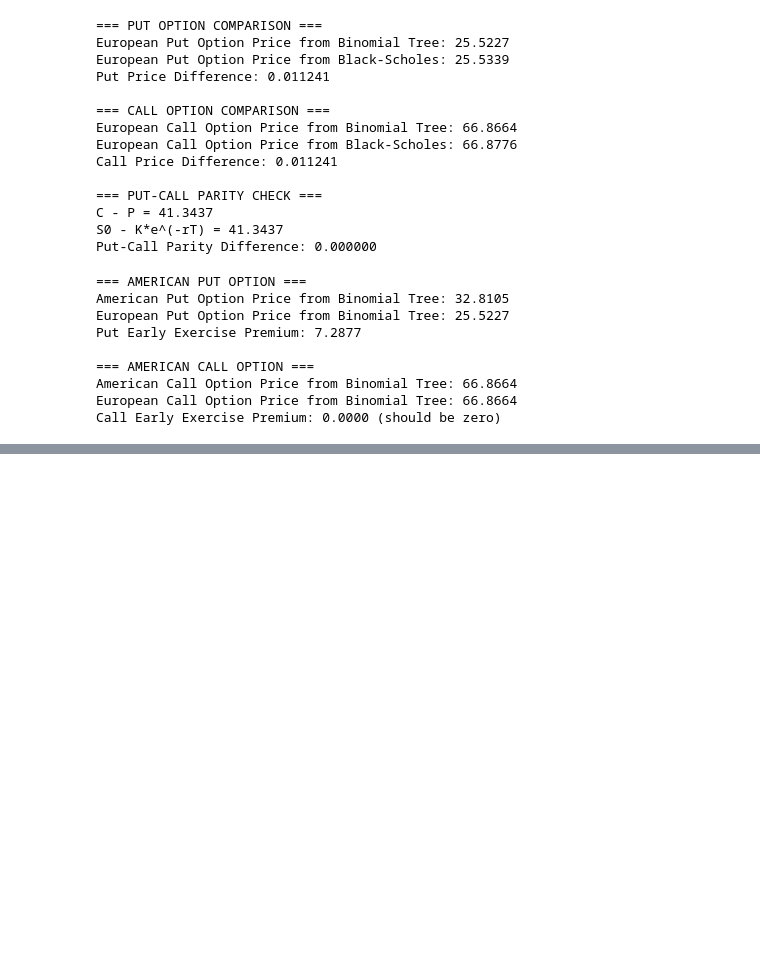
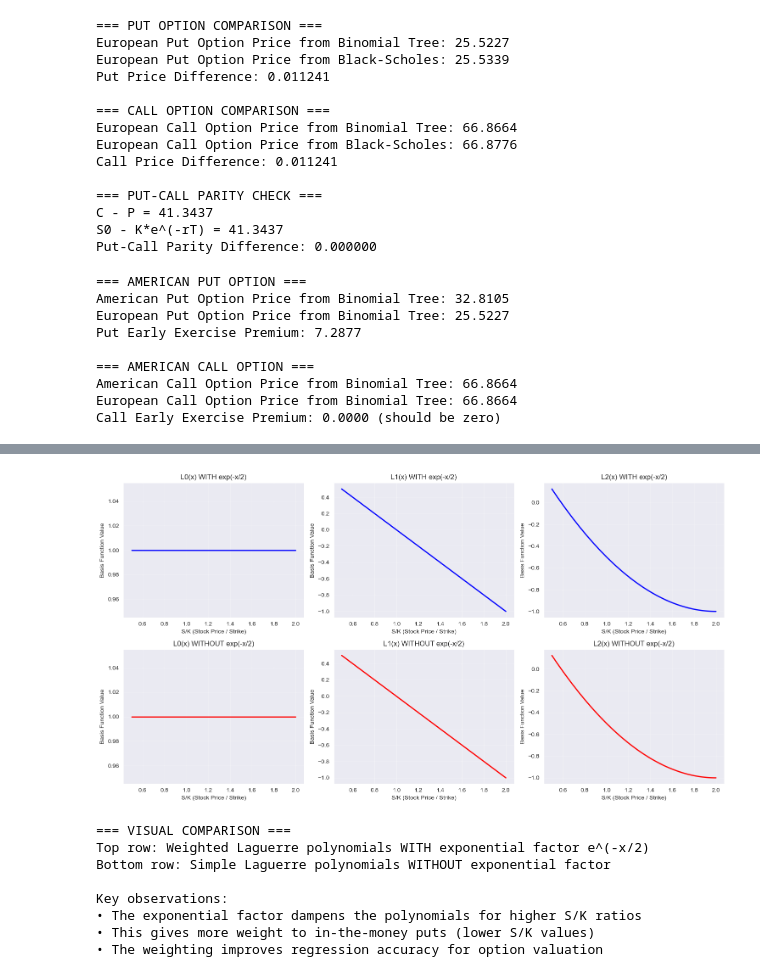
Before and after one commit to wttai004/quant_fin_project, a Jupyter notebook: finite_american_option.ipynb, the cells around one changed output, grey strips where cells are left out. Saved outputs shown, nothing was run; the diff lists cells and outputs as text; code cells hidden in the pictures; blank space fills up the shorter version.

```diff
--- a/finite_american_option.ipynb
+++ b/finite_american_option.ipynb
@@ -225,0 +690,52 @@ Call Early Exercise Premium: 0.0000 (should be zero)
+# %%
+# Visualize the difference between basis functions with and without exponential factor
+fig, axes = plt.subplots(2, 3, figsize=(15, 8))
+
+# Create test data
+x_range = np.linspace(0.5, 2.0, 100)  # Stock price relative to strike
+stock_test = x_range * K
+
+# Create instances for basis function comparison
+ls_test = LongstaffSchwartzSimulator(S0, K, T, r, sigma, 1000, 10, 'put')
+ls_test_no_exp = LongstaffSchwartzSimulatorOriginal(S0, K, T, r, sigma, 1000, 10, 'put')
+
+# Get basis functions
+basis_with_exp = ls_test.basis_functions(stock_test)
+basis_without_exp = ls_test_no_exp.basis_functions_no_exp(stock_test)
+
+# Plot basis functions WITH exponential factor
+for i in range(3):
+    axes[0, i].plot(x_range, basis_with_exp[:, i], 'b-', linewidth=2)
+    axes[0, i].set_title(f'L{i}(x) WITH exp(-x/2)')
+    axes[0, i].set_xlabel('S/K (Stock Price / Strike)')
+    axes[0, i].set_ylabel('Basis Function Value')
+    axes[0, i].grid(True, alpha=0.3)
+
+# Plot basis functions WITHOUT exponential factor
+for i in range(3):
+    axes[1, i].plot(x_range, basis_without_exp[:, i], 'r-', linewidth=2)
+    axes[1, i].set_title(f'L{i}(x) WITHOUT exp(-x/2)')
+    axes[1, i].set_xlabel('S/K (Stock Price / Strike)')
+    axes[1, i].set_ylabel('Basis Function Value')
+    axes[1, i].grid(True, alpha=0.3)
+
+plt.tight_layout()
+plt.show()
+
+print("=== VISUAL COMPARISON ===")
+print("Top row: Weighted Laguerre polynomials WITH exponential factor e^(-x/2)")
+print("Bottom row: Simple Laguerre polynomials WITHOUT exponential factor")
+print("\nKey observations:")
+print("• The exponential factor dampens the polynomials for higher S/K ratios")
+print("• This gives more weight to in-the-money puts (lower S/K values)")
+print("• The weighting improves regression accuracy for option valuation")
+# %% [output]
+[figure, added]
+=== VISUAL COMPARISON ===
+Top row: Weighted Laguerre polynomials WITH exponential factor e^(-x/2)
+Bottom row: Simple Laguerre polynomials WITHOUT exponential factor
+
+Key observations:
+• The exponential factor dampens the polynomials for higher S/K ratios
+• This gives more weight to in-the-money puts (lower S/K values)
+• The weighting improves regression accuracy for option valuation
```
Also changed, not shown: parts of 10 cells of this notebook, 2 other files.
